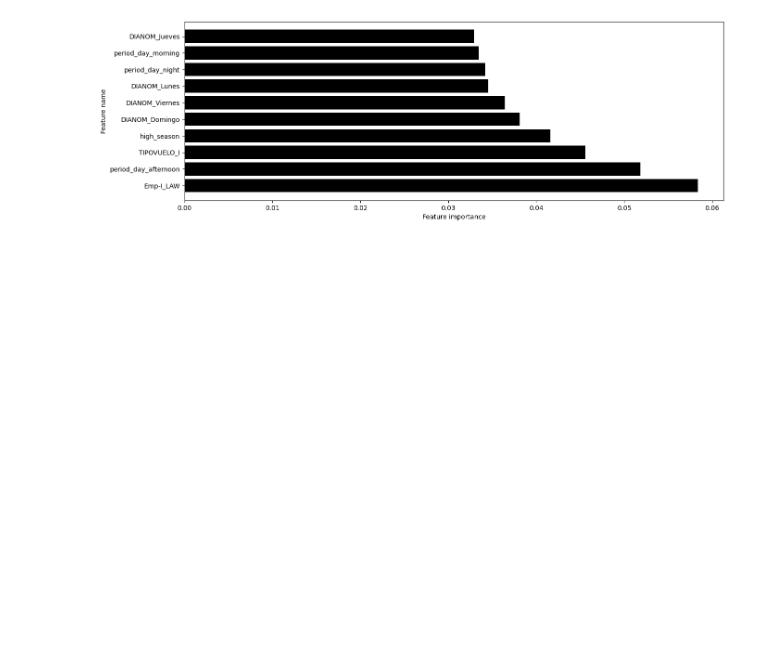
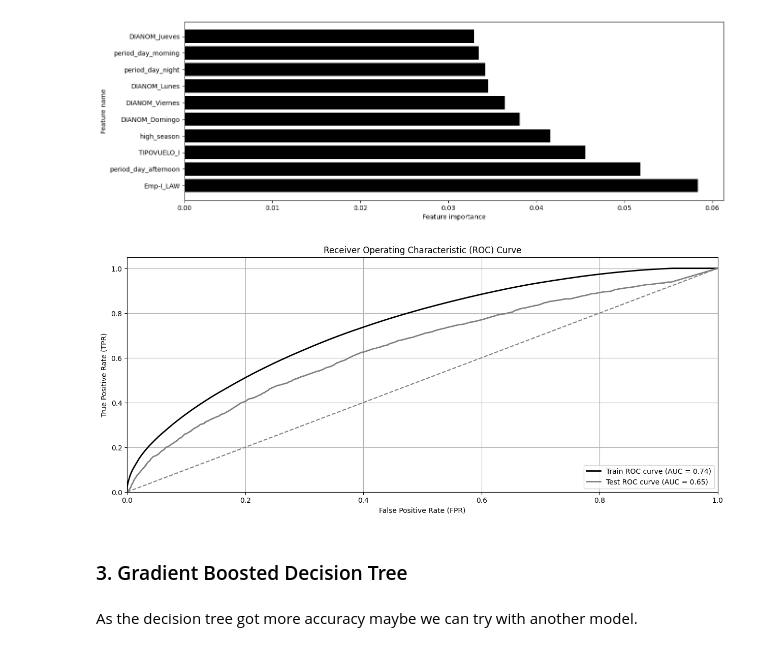
Before and after one commit to bemarchant/test-latam-challenge, a Jupyter notebook: solution.ipynb, the cells around one changed output. Cells and saved outputs as stored; diff of their text form; code cells hidden in the pictures; blank space fills up the shorter version.

```diff
--- a/solution.ipynb
+++ b/solution.ipynb
@@ -195,8 +201,9 @@ For that, a decision tree classifier might be a good approach.
 # %%
 from sklearn.tree import DecisionTreeClassifier
 dt_clf = DecisionTreeClassifier(random_state=42)
-dt_clf.fit(X_train, y_train)
+dt_clf.fit(X_train, y_train.values.ravel())
 y_pred = dt_clf.predict(X_train)
+
 accuracy = accuracy_score(y_train, y_pred)
 
 print("\nClassification Report:")
@@ -222,3 +229,13 @@ Confusion Matrix:
 plot_feature_importances_top10(dt_clf, features_encoded)
 # %% [output]
 [figure]
+# %%
+y_prob_train = dt_clf.predict_proba(X_train)
+y_prob_test = dt_clf.predict_proba(X_test)
+plot_roc_curve(y_prob_test[:,1],y_prob_train[:,1], y_test, y_train)
+# %% [output]
+[figure, added]
+# %% [markdown]
+### 3. Gradient Boosted Decision Tree
+# %% [markdown]
+As the decision tree got more accuracy maybe we can try with another model.
```
Also changed, not shown: parts of 7 cells of this notebook.
